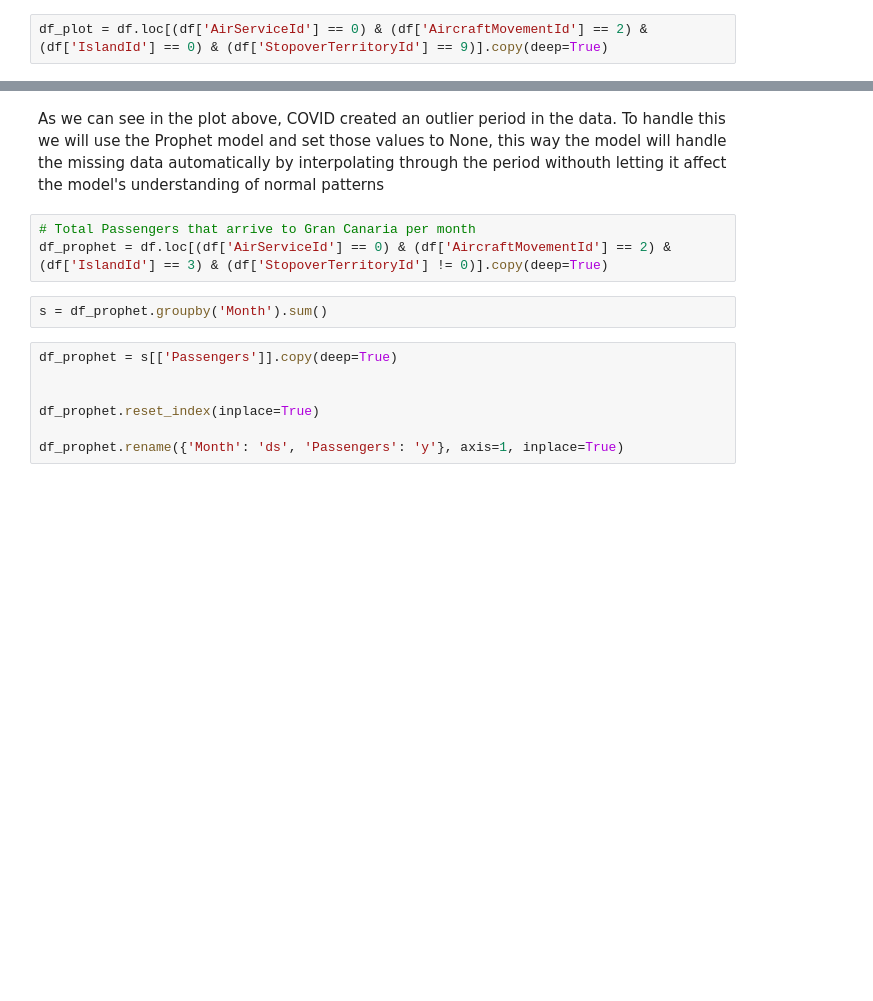
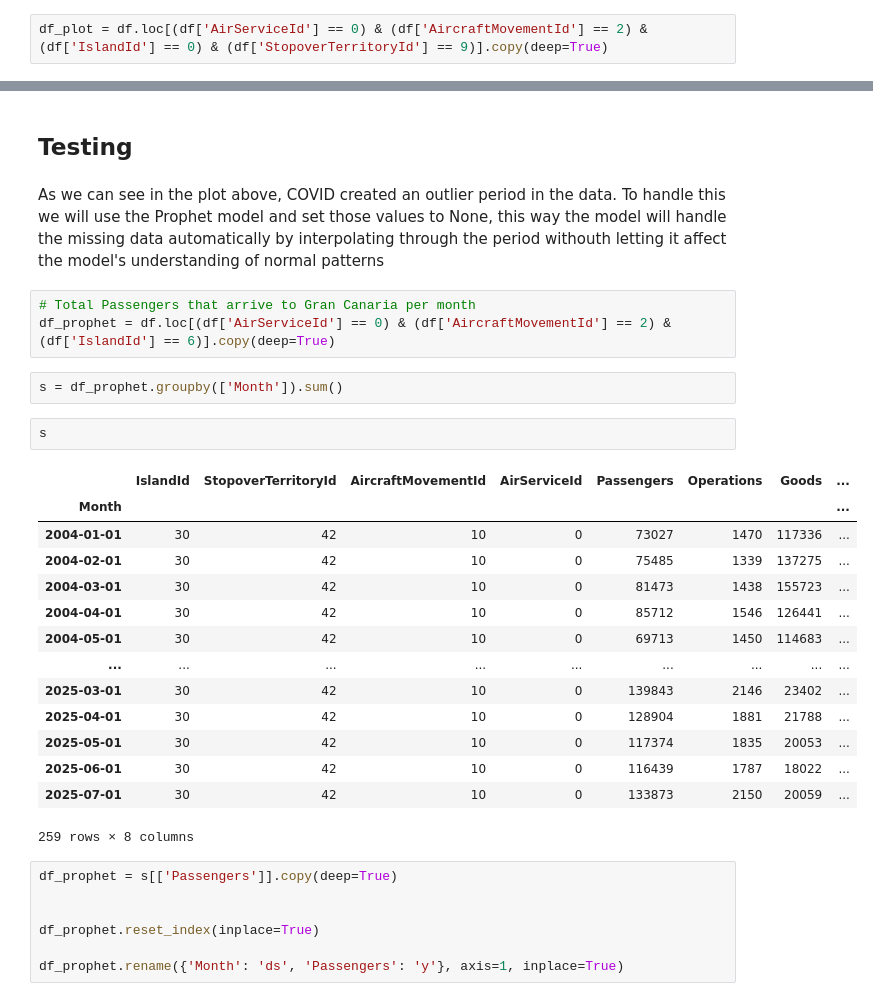
Before and after one commit to joseantonio002/air_transport_statistics_Canary_Islands, a Jupyter notebook: scripts/pipeline/model_update/models.ipynb, the cells around one changed output, grey strips where cells are left out. Drawn from its saved outputs; the diff is of its cells as text; blank space fills up the shorter version.

```diff
--- a/scripts/pipeline/model_update/models.ipynb
+++ b/scripts/pipeline/model_update/models.ipynb
@@ -21,10 +21,29 @@ plt.plot(df_plot['Month'], df_plot['Passengers'])
+# %% [markdown]
+## Testing
 # %% [markdown]
 As we can see in the plot above, COVID created an outlier period in the data. To handle this we will use the Prophet model and set those values to None, this way the model will handle the missing data automatically by interpolating through the period withouth letting it affect the model's understanding of normal patterns
 # %%
 # Total Passengers that arrive to Gran Canaria per month
-df_prophet = df.loc[(df['AirServiceId'] == 0) & (df['AircraftMovementId'] == 2) & (df['IslandId'] == 3) & (df['StopoverTerritoryId'] != 0)].copy(deep=True)
+df_prophet = df.loc[(df['AirServiceId'] == 0) & (df['AircraftMovementId'] == 2) & (df['IslandId'] == 6)].copy(deep=True)
 # %%
-s = df_prophet.groupby('Month').sum()
+s = df_prophet.groupby(['Month']).sum()
+# %%
+s
+# %% [output]
+|  | IslandId | StopoverTerritoryId | AircraftMovementId | AirServiceId | Passengers | Operations | Goods | ... |
+| Month |  |  |  |  |  |  |  | ... |
+| 2004-01-01 | 30 | 42 | 10 | 0 | 73027 | 1470 | 117336 | ... |
+| 2004-02-01 | 30 | 42 | 10 | 0 | 75485 | 1339 | 137275 | ... |
+| 2004-03-01 | 30 | 42 | 10 | 0 | 81473 | 1438 | 155723 | ... |
+| 2004-04-01 | 30 | 42 | 10 | 0 | 85712 | 1546 | 126441 | ... |
+| 2004-05-01 | 30 | 42 | 10 | 0 | 69713 | 1450 | 114683 | ... |
+| ... | ... | ... | ... | ... | ... | ... | ... | ... |
+| 2025-03-01 | 30 | 42 | 10 | 0 | 139843 | 2146 | 23402 | ... |
+| 2025-04-01 | 30 | 42 | 10 | 0 | 128904 | 1881 | 21788 | ... |
+| 2025-05-01 | 30 | 42 | 10 | 0 | 117374 | 1835 | 20053 | ... |
+| 2025-06-01 | 30 | 42 | 10 | 0 | 116439 | 1787 | 18022 | ... |
+| 2025-07-01 | 30 | 42 | 10 | 0 | 133873 | 2150 | 20059 | ... |
+259 rows × 8 columns
 # %%
 df_prophet = s[['Passengers']].copy(deep=True)
 
```
Also changed, not shown: parts of 9 cells of this notebook, 2 other files.
